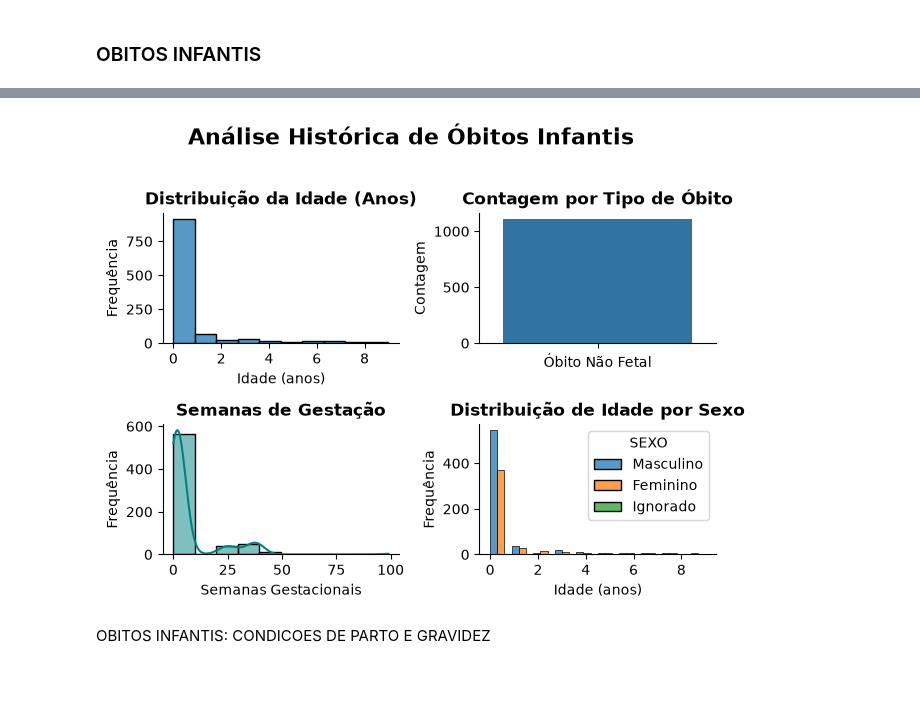
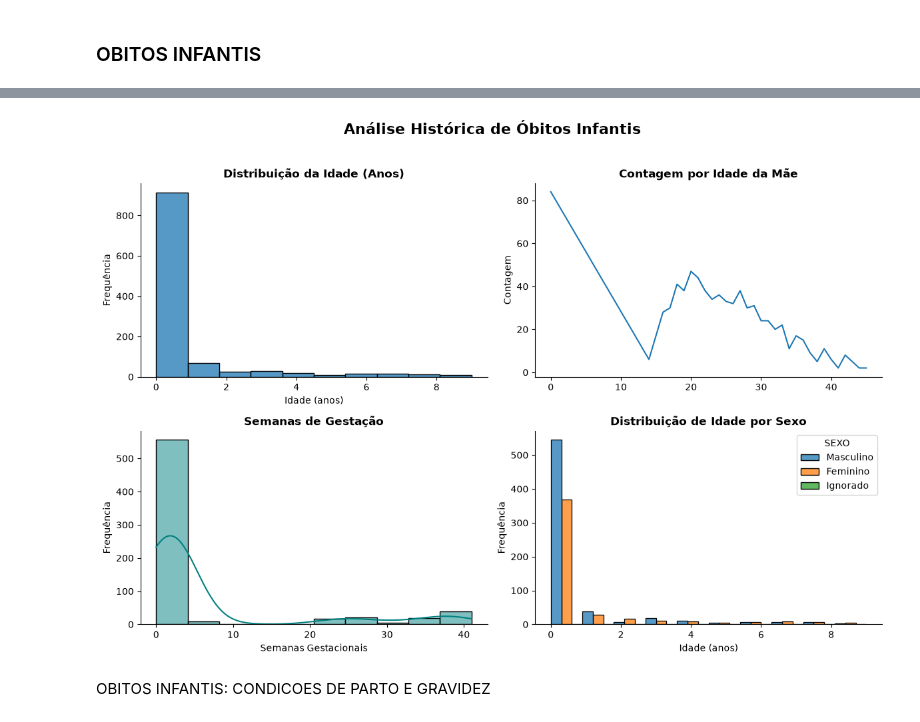
Before and after one commit to ManuelEtiene/PyAnalytics_revision, a Jupyter notebook: notebooks/Sprint_1_saude_materna_infantil/saude_materna_infantil.ipynb, the cells around one changed output, grey strips where cells are left out. Drawn from its saved outputs; the diff is of its cells as text; code cells hidden in the pictures; blank space fills up the shorter version.

```diff
--- a/notebooks/Sprint_1_saude_materna_infantil/saude_materna_infantil.ipynb
+++ b/notebooks/Sprint_1_saude_materna_infantil/saude_materna_infantil.ipynb
@@ -137,6 +164,7 @@ mapeamentos = {
     "OBITOPUERP": mapa_obitopuerp,
     "OBITOGRAV": mapa_obitograv,
     "TPMORTEOCO": mapa_tpmorteoco,
+    "ESCMAE2010": mapa_escolaridademae
 }
 
 # 2. Substituição segura que mantém os dados reais
@@ -151,13 +179,25 @@ for col, mapa in mapeamentos.items():
 # 3. Trata colunas puramente numéricas
 if "SEMAGESTAC" in df.columns:
     df["SEMAGESTAC"] = pd.to_numeric(df["SEMAGESTAC"], errors="coerce")
+    df.loc[df['SEMAGESTAC'] > 42, "SEMAGESTAC"] = None
 
 if "PESO" in df.columns:
     df["PESO"] = pd.to_numeric(df["PESO"], errors="coerce")
+
+if "IDADEMAE" in df.columns:
+    df["IDADEMAE"] = pd.to_numeric(df["IDADEMAE"], errors="coerce")
+
+if "LOCOCOR" in df.columns:
+    df.loc[df['LOCOCOR'] == 'Outro estabelecimento de saude', "LOCOCOR"] = 'Outro'
 # %% [markdown]
 ### OBITOS INFANTIS
 # %%
-df_infantil = df[df['IDADE_ANOS'] < 10]
+columns = ['TIPOBITO', 'IDADEMAE', 'ESCMAE2010', 'GRAVIDEZ', 'PARTO', 'OBITOPARTO','PESO','IDADE','OCUPMAE',
+           'LOCOCOR','ASSISTMED','GESTACAO','SEXO','CAUSABAS', 'SEMAGESTAC', 'TPMORTEOCO',
+    'MORTEPARTO', 'IDADE_ANOS'
+]
+
+df_infantil = df[df['IDADE_ANOS'] < 10][columns]
 df_infantil.info()
 print("Quantidade de óbitos: ", len(df_infantil))
 print("Quantidade de óbitos fetais: ", len(df[df['TIPOBITO'] == 1]))
@@ -184,36 +263,37 @@ OBITOS INFANTIS: PREMATURIDADE E EXTREMOS
 # %%
-fig = plt.figure()
+fig = plt.figure(figsize=(12, 8))
 ax1 = fig.add_subplot(2,2,1)
 ax2 = fig.add_subplot(2,2,2)
 ax3 = fig.add_subplot(2,2,3)
 ax4 = fig.add_subplot(2,2,4)
 
 
 sns.histplot(data=df_infantil["IDADE_ANOS"], bins=10, ax=ax1)
 ax1.set_title("Distribuição da Idade (Anos)", fontweight="bold")
 ax1.set_xlabel("Idade (anos)")
 ax1.set_ylabel("Frequência")
 
-sns.countplot(data=df_infantil, ax= ax2, x="TIPOBITO")
-ax2.set_title("Contagem por Tipo de Óbito", fontweight="bold")
+sns.lineplot(data=df_infantil["IDADEMAE"].value_counts().sort_index(), ax=ax2)
+#sns.countplot(data=df_infantil, ax= ax2, x="IDADEMAE")
+ax2.set_title("Contagem por Idade da Mãe", fontweight="bold")
 ax2.set_xlabel("")
 ax2.set_ylabel("Contagem")
 
 sns.histplot(data=df_infantil.dropna(subset=['SEMAGESTAC']), x='SEMAGESTAC', bins=10, ax=ax3, kde=True, color="teal")
 ax3.set_title("Semanas de Gestação", fontweight="bold")
 ax3.set_xlabel("Semanas Gestacionais")
 ax3.set_ylabel("Frequência")
 
 sns.histplot(data=df_infantil, x="IDADE_ANOS", hue="SEXO", ax=ax4, multiple="dodge", bins=10)
 ax4.set_title("Distribuição de Idade por Sexo", fontweight="bold")
 ax4.set_xlabel("Idade (anos)")
 ax4.set_ylabel("Frequência")
 
 sns.despine()
 plt.suptitle("Análise Histórica de Óbitos Infantis", fontsize=16, fontweight="bold", y=1.02)
 plt.tight_layout()
 plt.show()
 # %% [output]
-[figure, old version]
+[figure, new version]
 # %% [markdown]
 OBITOS INFANTIS: CONDICOES DE PARTO E GRAVIDEZ
```
Also changed, not shown: parts of 14 cells of this notebook.
